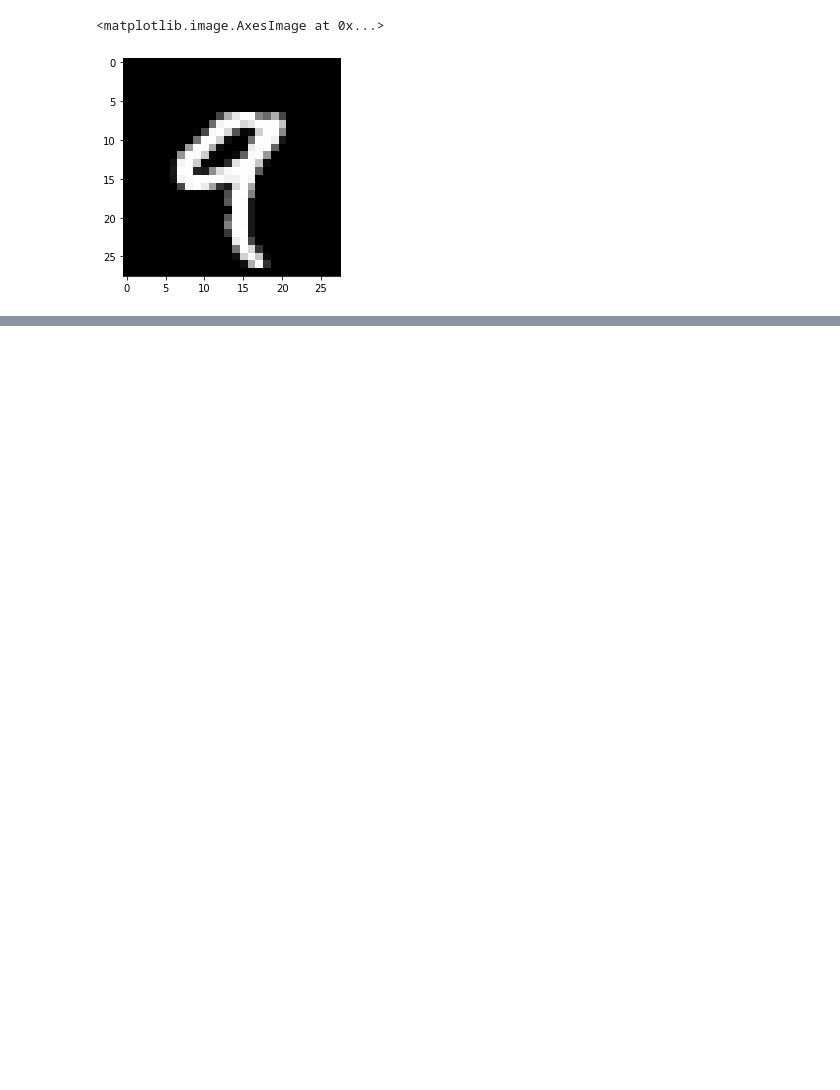
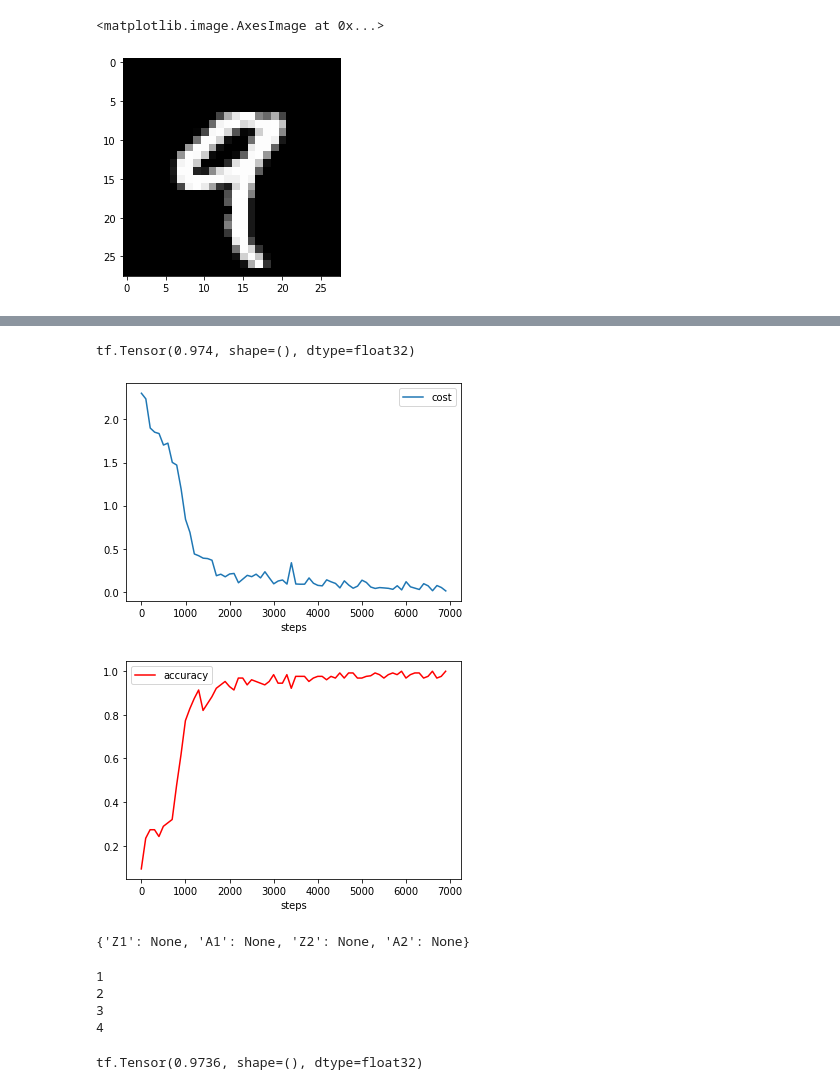
Before and after one commit to surajsrivathsa/ovgu_deeplearning, a Jupyter notebook: Assignment_1_Let_the_Tensors_Flow.ipynb, the cells around one changed output, grey strips where cells are left out. Cells and saved outputs as stored; diff of their text form; code cells hidden in the pictures; blank space fills up the shorter version.

```diff
--- a/Assignment_1_Let_the_Tensors_Flow.ipynb
+++ b/Assignment_1_Let_the_Tensors_Flow.ipynb
@@ -53,0 +360,4 @@ data = MNISTDataset(train_images.reshape([-1, 784]), train_labels,
+# %%
+# testing forward prop
+train_features_batch, train_labels_batch = data.next_batch()
+tape, logits, activations, cost = forward_propagation(params, hyper_parameters, activations, train_features_batch, train_labels_batch, activation_function="relu")
@@ -53,0 +387,3 @@ data = MNISTDataset(train_images.reshape([-1, 784]), train_labels,
+# %%
+# testing backward pass
+params = backward_propagation(tape, params, cost, params_list, hyper_parameters)
@@ -53,0 +398,3 @@ data = MNISTDataset(train_images.reshape([-1, 784]), train_labels,
+# %%
+# testing complete model run
+costs, report_dict = run_model(hyper_parameters, params, activations, grads, params_list, activation_function="relu")
@@ -53,0 +434,44 @@ data = MNISTDataset(train_images.reshape([-1, 784]), train_labels,
+# %%
+test_model(hyper_parameters, params, activations, grads, params_list, activation_function="relu")
+# %% [output]
+tf.Tensor(0.974, shape=(), dtype=float32)
+# %%
+def plot_figures(hyper_parameters, report_dict):
+  dict = copy.deepcopy(report_dict)
+  #print(report_dict.keys())
+
+  for key, val in dict.items():
+    if(key == "cost" or key == "accuracy"):
+      for i in range(0, len(val)):
+          val[i] = val[i].numpy()
+
+  #print(dict)
+
+  #my_tensor.numpy()
+  report_df =  pd.DataFrame(dict, columns=['cost', 'steps', 'accuracy'])
+  report_df.head()
+  # gca stands for 'get current axis'
+  ax = plt.gca()
+  report_df.plot(kind='line',x='steps',y='cost',ax=ax)
+  plt.show()
+
+  ax1 = plt.gca()
+  report_df.plot(kind='line',x='steps',y='accuracy', color='red', ax=ax1)
+  plt.show()
+# %%
+plot_figures(hyper_parameters, report_dict)
+# %% [output]
+[figure, added]
+[figure, added]
+# %%
+print(activations)
+# %% [output]
+{'Z1': None, 'A1': None, 'Z2': None, 'A2': None}
+# %%
+for i in range(1, 8, 2):
+    print(i//2 + 1)
+# %% [output]
+1
+2
+3
+4
@@ -53,0 +518,13 @@ data = MNISTDataset(train_images.reshape([-1, 784]), train_labels,
+# %%
+
+Z1_test = tf.matmul(data.test_data, W1) + B1
+A1_test = tf.nn.relu(Z1_test)
+#tape.watch([Z1, A1])
+logits_test = tf.matmul(A1_test, W2) + B2
+
+test_preds = tf.argmax(logits_test, axis=1,output_type=tf.int32)
+acc = tf.reduce_mean(tf.cast(tf.equal(test_preds, data.test_labels),
+                             tf.float32))
+print(acc)
+# %% [output]
+tf.Tensor(0.9736, shape=(), dtype=float32)
```
Also changed, not shown: parts of 35 cells of this notebook.
